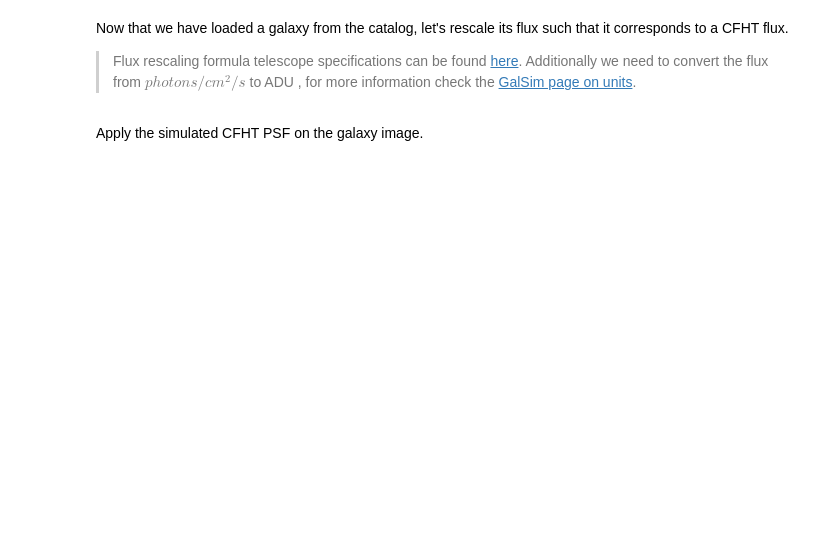
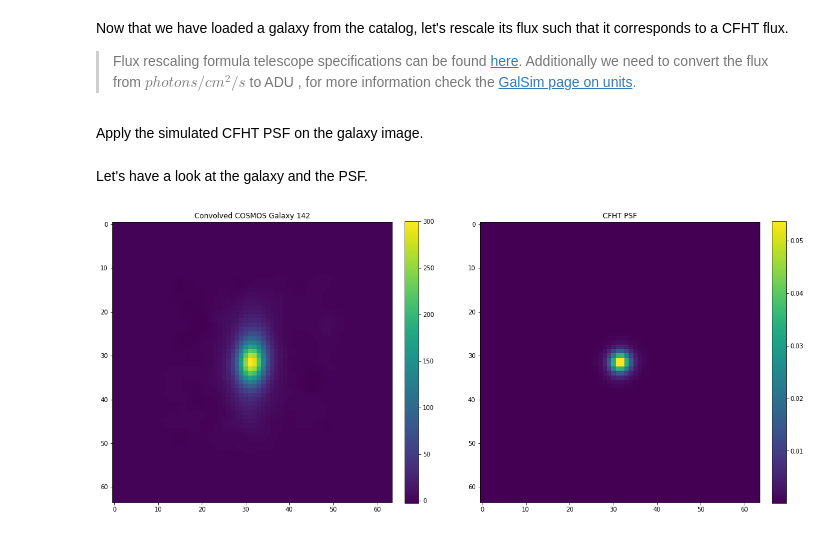
Before and after one commit to CosmoStat/ShapeDeconv, a Jupyter notebook: data/CFHT/HST2CFHT.ipynb, the cells around one changed output. Drawn from its saved outputs; the diff is of its cells as text; code cells hidden in the pictures; blank space fills up the shorter version.

```diff
--- a/data/CFHT/HST2CFHT.ipynb
+++ b/data/CFHT/HST2CFHT.ipynb
@@ -71,3 +93,20 @@ gal *= flux_scaling
 Apply the simulated CFHT PSF on the galaxy image.
 # %%
 gal = galsim.Convolve(gal, psf)
+# %% [markdown]
+Let's have a look at the galaxy and the PSF.
+# %%
+gal_im = gal.drawImage(wcs=wcs, nx=img_len,ny=img_len) # Turn the galsim Galaxy object into a galsim Image object
+
+plt.figure(figsize=(20,20))
+plt.subplot(121)
+plt.title('Convolved COSMOS Galaxy {}'.format(gal_ind))
+plt.imshow(gal_im.array)
+plt.colorbar(fraction=0.046, pad=0.04)
+plt.subplot(122)
+plt.imshow(psf.drawImage(wcs=wcs, nx=img_len,ny=img_len).array)
+plt.title(r'CFHT PSF')
+plt.colorbar(fraction=0.046, pad=0.04)
+plt.show()
+# %% [output]
+[figure, added]
```
Also changed, not shown: parts of 18 cells of this notebook.
